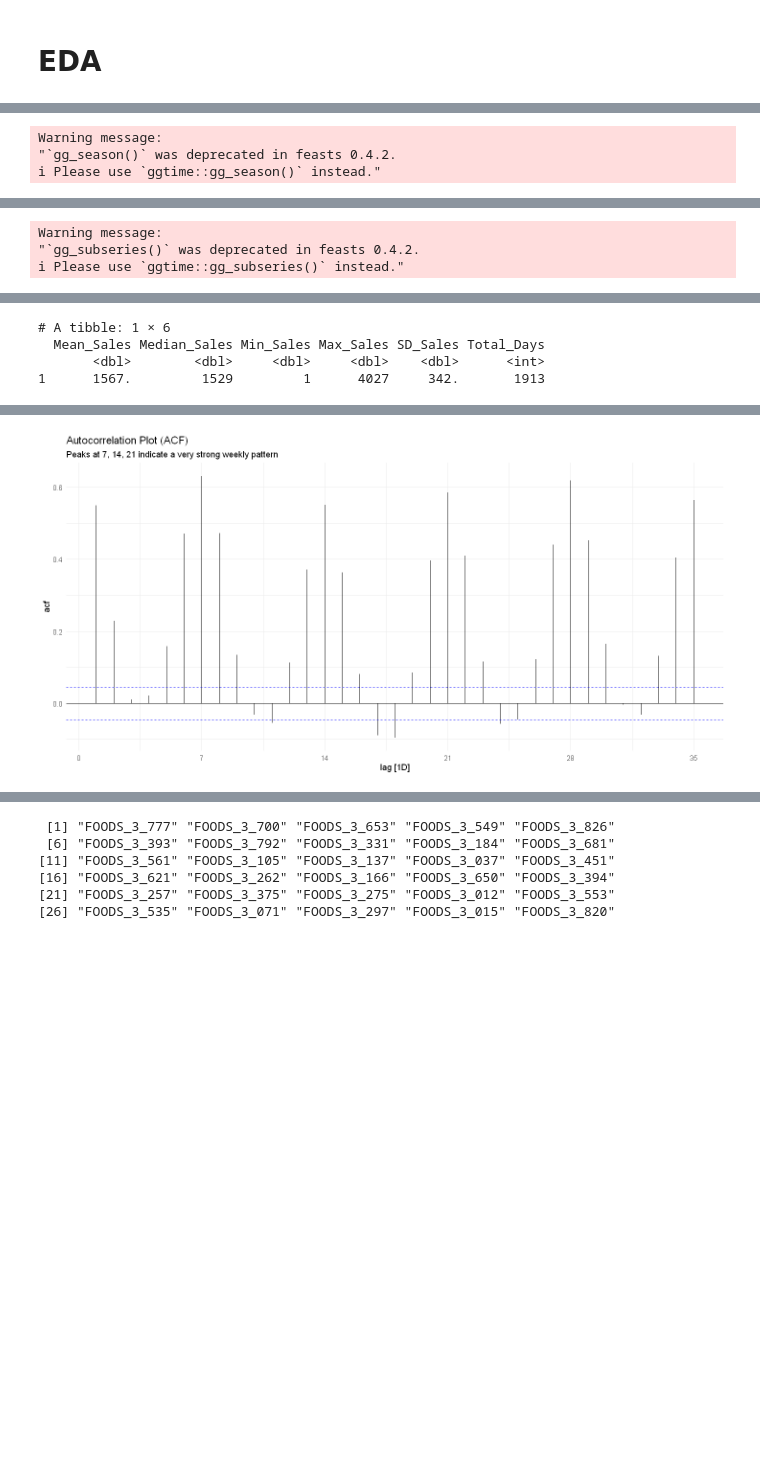
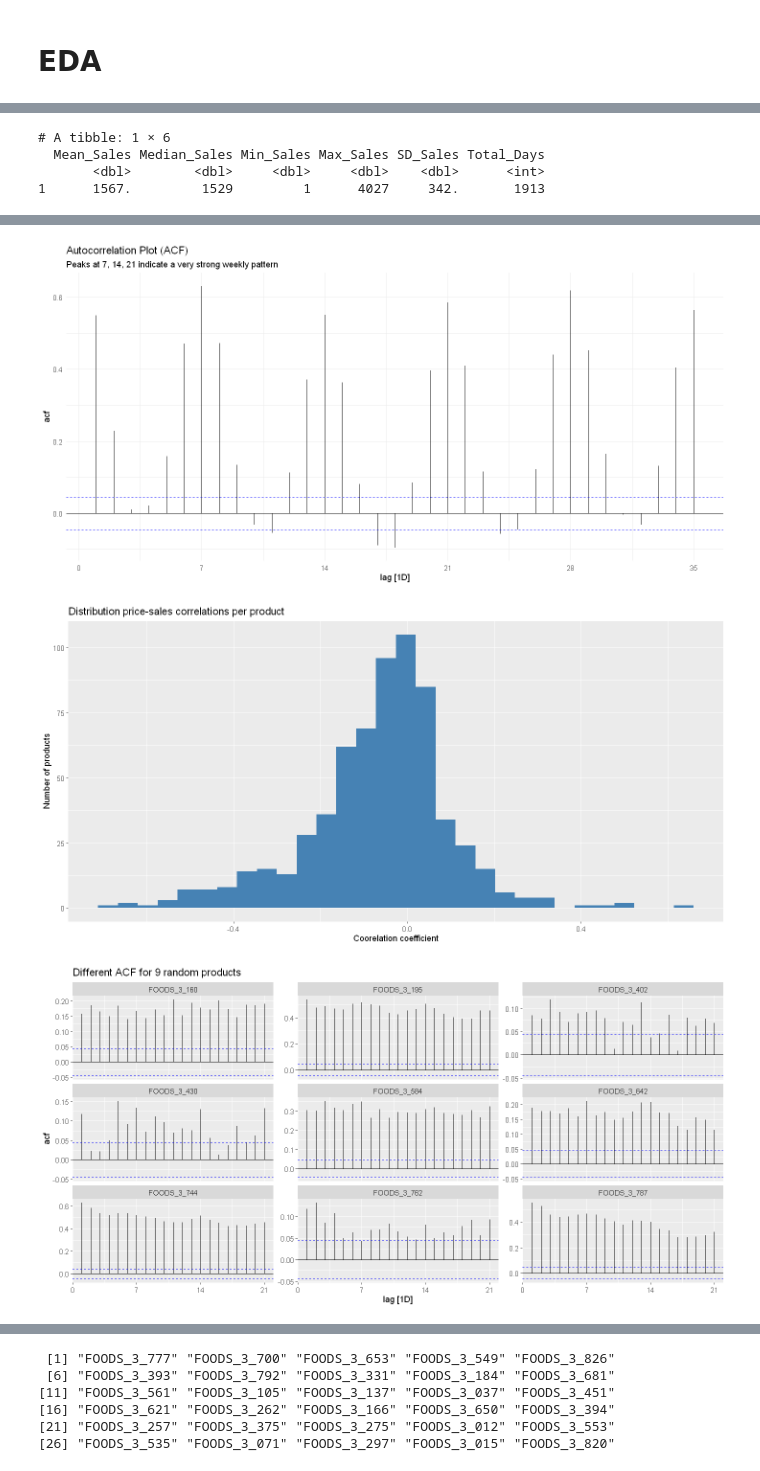
Before and after one commit to StenPaffen/AFCS_FinalProject, a Jupyter notebook: Final_project copy.ipynb, the cells around one changed output, grey strips where cells are left out. Cells and saved outputs as stored; diff of their text form; code cells hidden in the pictures; blank space fills up the shorter version.

```diff
--- a/Final_project copy.ipynb
+++ b/Final_project copy.ipynb
@@ -117,7 +117,7 @@ total_sales_tx3 |>
   theme_minimal()
 
 
-# D. Autocorrelation (ACF)
+# Autocorrelation (ACF)
 total_sales_tx3 |>
   ACF(total_sales, lag_max = 35) |>
   autoplot() +
@@ -139,6 +139,28 @@ summary_stats <- total_sales_tx3 |>
   )
 
 print(summary_stats)
+
+
+# 6.correlation price and sales
+price_impact <- ts_data |>
+  as_tibble() |>
+  group_by(item_id) |>
+  summarise(correlation = cor(sales, sell_price, use = "complete.obs"))
+
+price_impact |>
+  ggplot(aes(x = correlation)) +
+  geom_histogram(fill = "steelblue", bins = 30) +
+  labs(title = "Distribution price-sales correlations per product",
+       x = "Coorelation coefficient", y = "Number of products")
+
+#7 difference in ACF for products
+# 2 random products and their ACF
+ts_data |>
+  filter(item_id %in% sample(unique(ts_data$item_id), 9)) |>
+  ACF(sales, lag_max = 21) |>
+  autoplot() +
+  facet_wrap(~item_id, scales = "free_y") +
+  labs(title = "Different ACF for 9 random products")
 # %% [output]
 Warning message:
 "Removed 6 rows containing missing values or values outside the scale range
@@ -148,16 +170,10 @@ Warning message:
 (`geom_line()`)."
 [figure]
 [figure]
-Warning message:
-"`gg_season()` was deprecated in feasts 0.4.2.
-ℹ Please use `ggtime::gg_season()` instead."
 [figure]
-Warning message:
-"`gg_subseries()` was deprecated in feasts 0.4.2.
-ℹ Please use `ggtime::gg_subseries()` instead."
 [figure]
 [figure]
-# A tibble: 1 × 6
-  Mean_Sales Median_Sales Min_Sales Max_Sales SD_Sales Total_Days
-       <dbl>        <dbl>     <dbl>     <dbl>    <dbl>      <int>
-1      1567.         1529         1      4027     342.       1913
+# A tibble: 1 × 6
+  Mean_Sales Median_Sales Min_Sales Max_Sales SD_Sales Total_Days
+       <dbl>        <dbl>     <dbl>     <dbl>    <dbl>      <int>
+1      1567.         1529         1      4027     342.       1913
@@ -164,2 +190,4 @@ Warning message:
 [figure]
+[figure, added]
+[figure, added]
 # %% [markdown]
```
Also changed, not shown: parts of 10 cells of this notebook, 1 other file.
